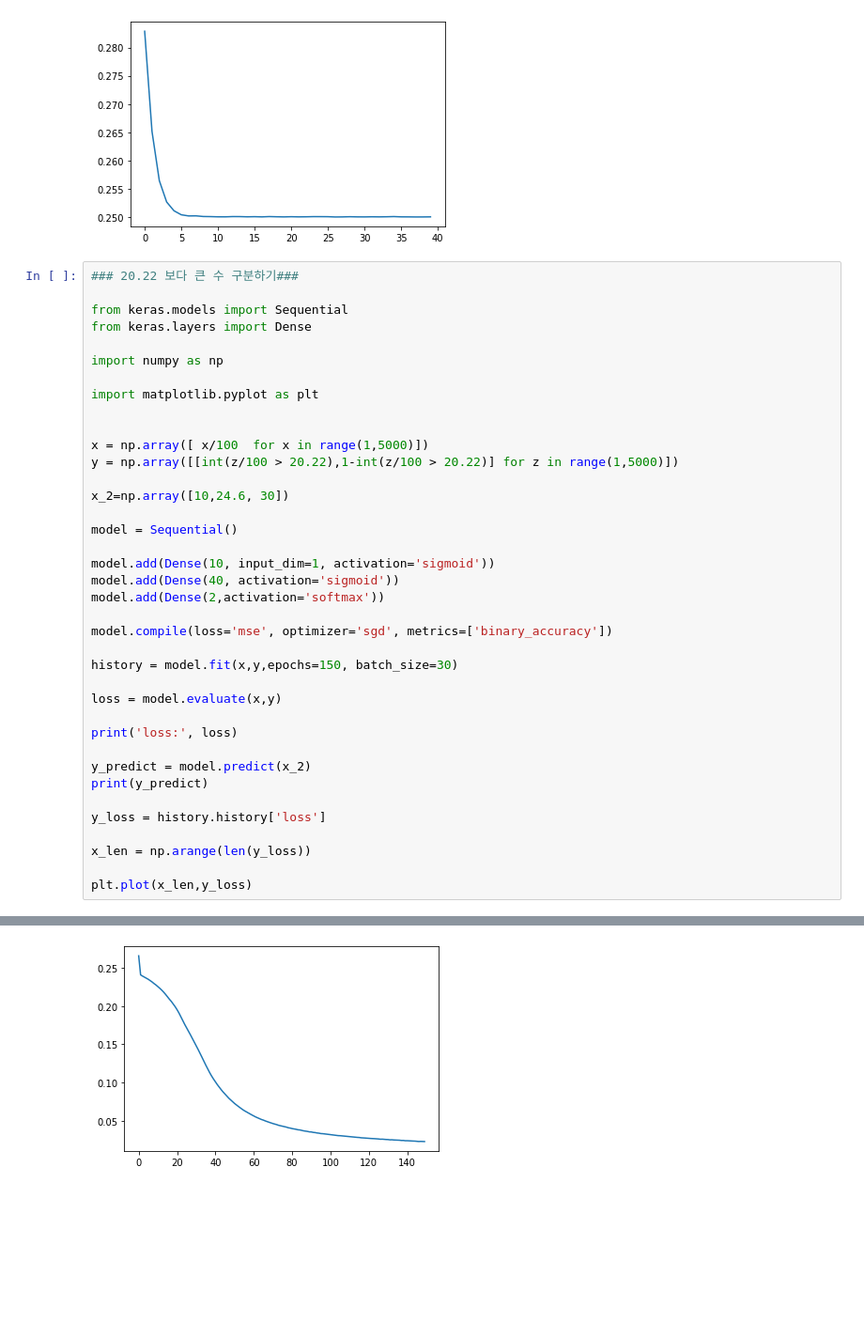
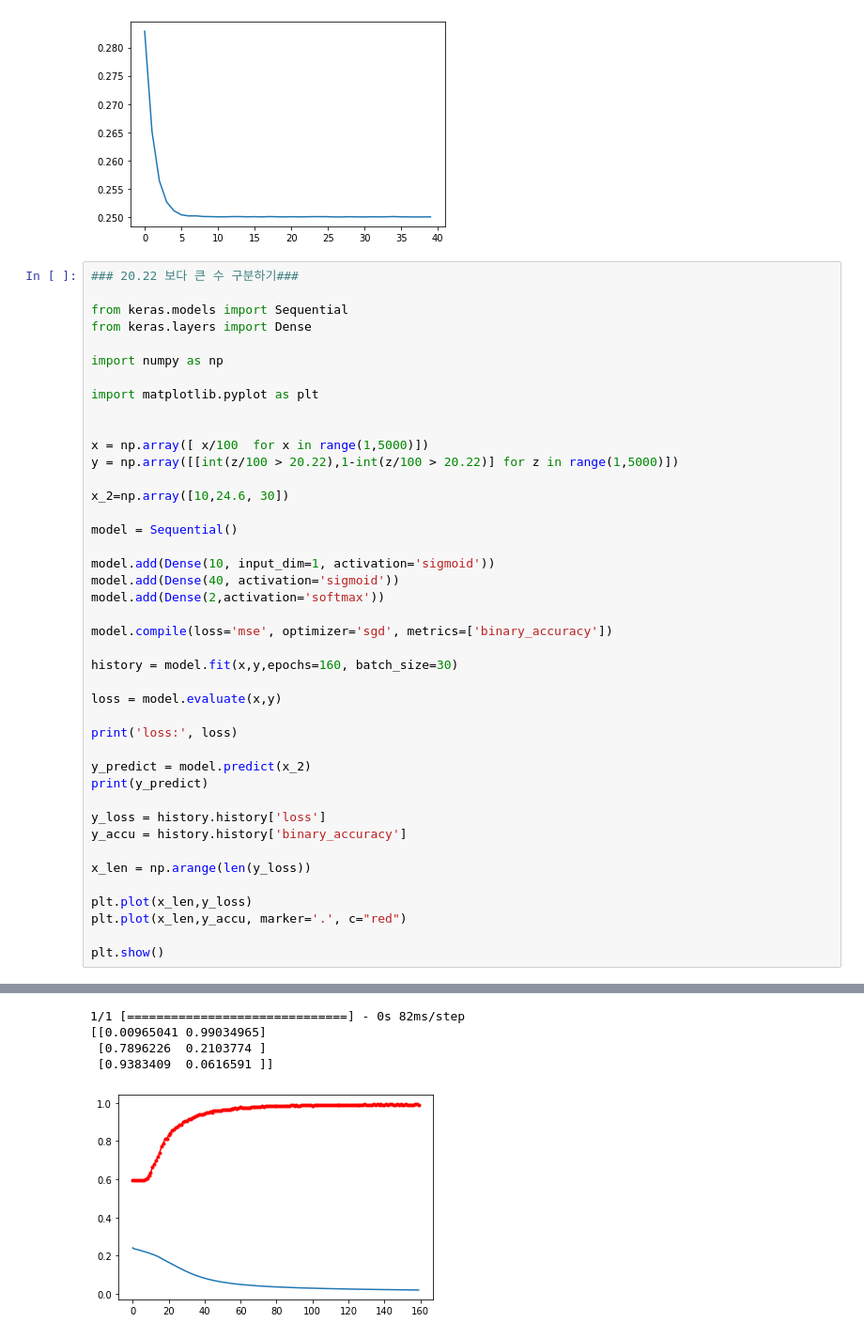
Before and after one commit to yooyeollee/2022, a Jupyter notebook: Very_simple_ANN.ipynb, the cells around one changed output, grey strips where cells are left out. Shown at 94% size. Saved outputs shown, nothing was run; the diff lists cells and outputs as text; blank space fills up the shorter version.

```diff
--- a/Very_simple_ANN.ipynb
+++ b/Very_simple_ANN.ipynb
@@ -189,7 +189,7 @@ model.add(Dense(2,activation='softmax'))
 
 model.compile(loss='mse', optimizer='sgd', metrics=['binary_accuracy'])
 
-history = model.fit(x,y,epochs=150, batch_size=30)
+history = model.fit(x,y,epochs=160, batch_size=30)
 
 loss = model.evaluate(x,y)
 
@@ -199,8 +199,12 @@ y_predict = model.predict(x_2)
 print(y_predict)
 
 y_loss = history.history['loss']
+y_accu = history.history['binary_accuracy']
 
 x_len = np.arange(len(y_loss))
 
 plt.plot(x_len,y_loss)
+plt.plot(x_len,y_accu, marker='.', c="red")
+
+plt.show()
 # %% [output]
@@ -225 +229,5 @@ Epoch 6/150
+1/1 [==============================] - 0s 82ms/step
+[[0.00965041 0.99034965]
+ [0.7896226  0.2103774 ]
+ [0.9383409  0.0616591 ]]
-[figure, old version]
+[figure, new version]
```
Also changed, not shown: parts of 1 cell of this notebook.
